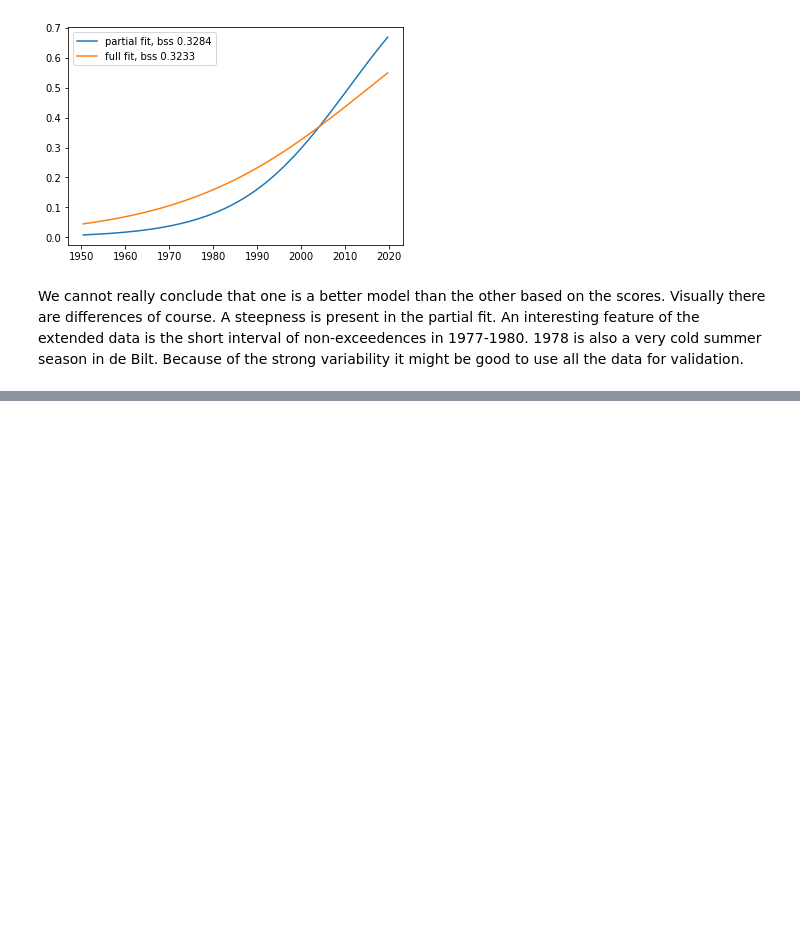
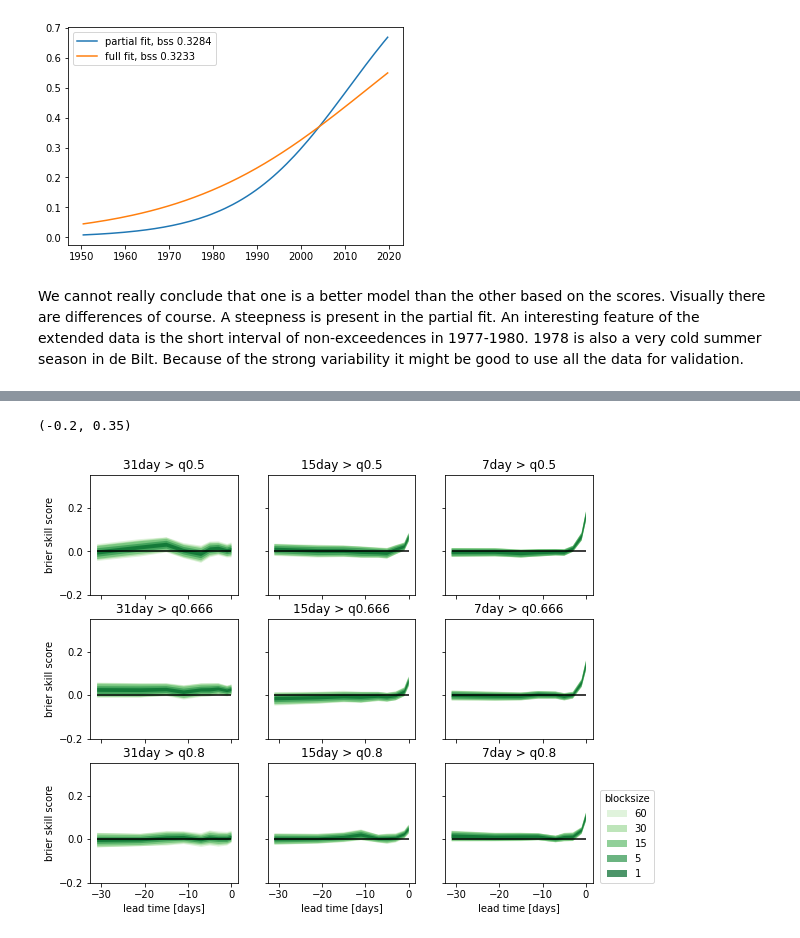
Before and after one commit to chiemvs/Weave, a Jupyter notebook: notebooks/Classifier_skills.ipynb, the cells around one changed output, grey strips where cells are left out. Drawn from its saved outputs; the diff is of its cells as text; code cells hidden in the pictures; blank space fills up the shorter version.

Commit message:
Generating data for and plotting heatmaps of scores in various pre1981 hyperparameter settings.

```diff
--- a/notebooks/Classifier_skills.ipynb
+++ b/notebooks/Classifier_skills.ipynb
@@ -691,0 +695,10 @@ We cannot really conclude that one is a better model than the other based on the
+# %%
+respaggs = [7,15,31]
+thresholds = [0.5,0.666,0.8]
+bss_to_base = transform_to_skill(pd.read_parquet(basedir / 'bootstrap_hybrid_noncv_base_noncv/fit_base_to_all_cv=True.max_depth=2.n_estimators=2500.min_samples_split=30.max_features=20.n_jobs=15.bss.parquet'))
+#fig, axes = skill_plot(bss_fixed, respaggs = respaggs, thresholds = thresholds, colors = 'Greys')
+fig, axes = skill_plot(bss_to_base, respaggs = respaggs, thresholds = thresholds, colors = 'Greens')
+axes[0,0].set_ylim((-0.2,0.35))
+# %% [output]
+(-0.2, 0.35)
+[figure, added]
```
Also changed, not shown: parts of 4 cells of this notebook, 5 other files.
